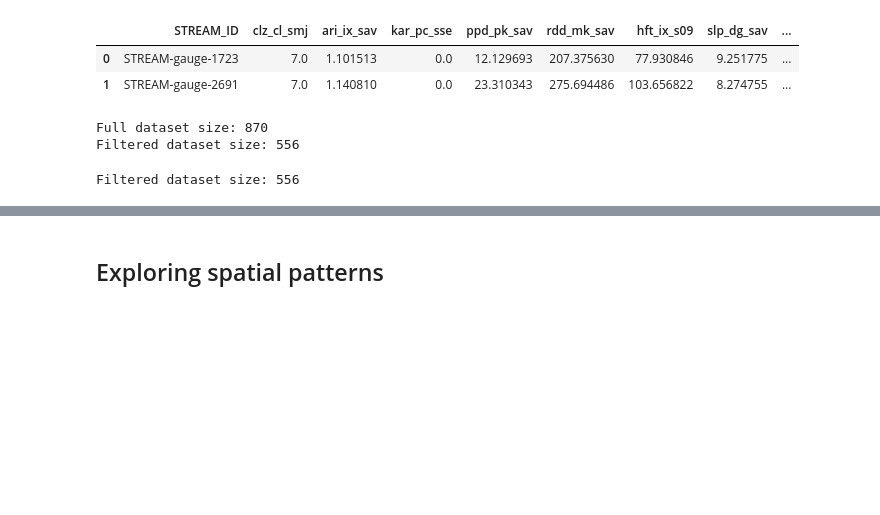
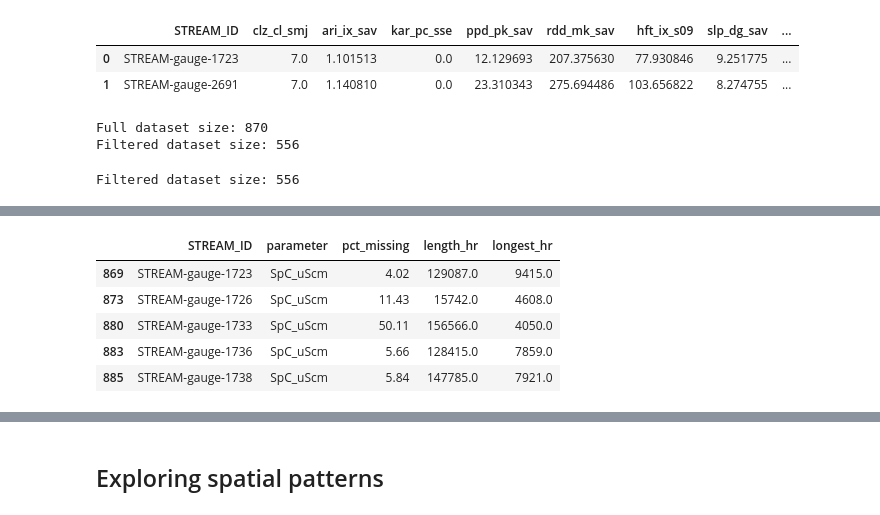
Before and after one commit to jtkemper/stream-analysis, a Jupyter notebook: data_exploration.ipynb, the cells around one changed output, grey strips where cells are left out. Saved outputs shown, nothing was run; the diff lists cells and outputs as text; code cells hidden in the pictures; blank space fills up the shorter version.

```diff
--- a/data_exploration.ipynb
+++ b/data_exploration.ipynb
@@ -112,5 +112,37 @@ md_data.head()
 | 3 | STREAM-gauge-1726 | 03016000 | USGS | Allegheny River at West Hickory, PA | 41.570895 | -79.407824 | 9479.363400 | ... |
 | 4 | STREAM-gauge-1733 | 03027500 | USGS | EB Clarion River at EB Clarion Ri... | 41.553118 | -78.596135 | 189.587268 | ... |
 # %%
+# Merging the temporal data derived by Sai
 temporal_summary = pd.read_csv(temporal_summary_filepath)
-md_data = md_data.merge(temporal_summary, on='STREAM_ID')
+
+# Identify your ID/metadata columns (keep these as-is)
+id_cols = ['STREAM_ID']
+
+# Parameters you're tracking
+temporal_params = ['WTemp_C', 'SpC_uScm', 'DO_mgL', 'pH', 'Turb_FNU', 'Turb_NTU',
+          'NO3_mgNL', 'fDOM_QSU', 'fDOM_RFU', 'DOC_mgL', 'PO4_mgL',
+          'Chla_ugL', 'Chla_RFU', 'PC_ugL', 'PC_RFU']
+
+# Reshape
+rows = []
+for temp_param in temporal_params:
+    temp = temporal_summary[id_cols].copy()
+    temp['parameter'] = temp_param
+    temp['pct_missing'] = temporal_summary[f'{temp_param}_pct_missing']
+    temp['length_hr'] = temporal_summary[f'{temp_param}_length_hr']
+    temp['longest_hr'] = temporal_summary[f'{temp_param}_longest_hr']
+    rows.append(temp)
+
+temporal_summary_long = (
+    pd.concat(rows, ignore_index=True)
+    .query('parameter in @params')
+    .dropna(how='all', subset=['pct_missing', 'length_hr', 'longest_hr'])
+)
+temporal_summary_long.head()
+# %% [output]
+|  | STREAM_ID | parameter | pct_missing | length_hr | longest_hr |
+| 869 | STREAM-gauge-1723 | SpC_uScm | 4.02 | 129087.0 | 9415.0 |
+| 873 | STREAM-gauge-1726 | SpC_uScm | 11.43 | 15742.0 | 4608.0 |
+| 880 | STREAM-gauge-1733 | SpC_uScm | 50.11 | 156566.0 | 4050.0 |
+| 883 | STREAM-gauge-1736 | SpC_uScm | 5.66 | 128415.0 | 7859.0 |
+| 885 | STREAM-gauge-1738 | SpC_uScm | 5.84 | 147785.0 | 7921.0 |
```
Also changed, not shown: parts of 5 cells of this notebook.
